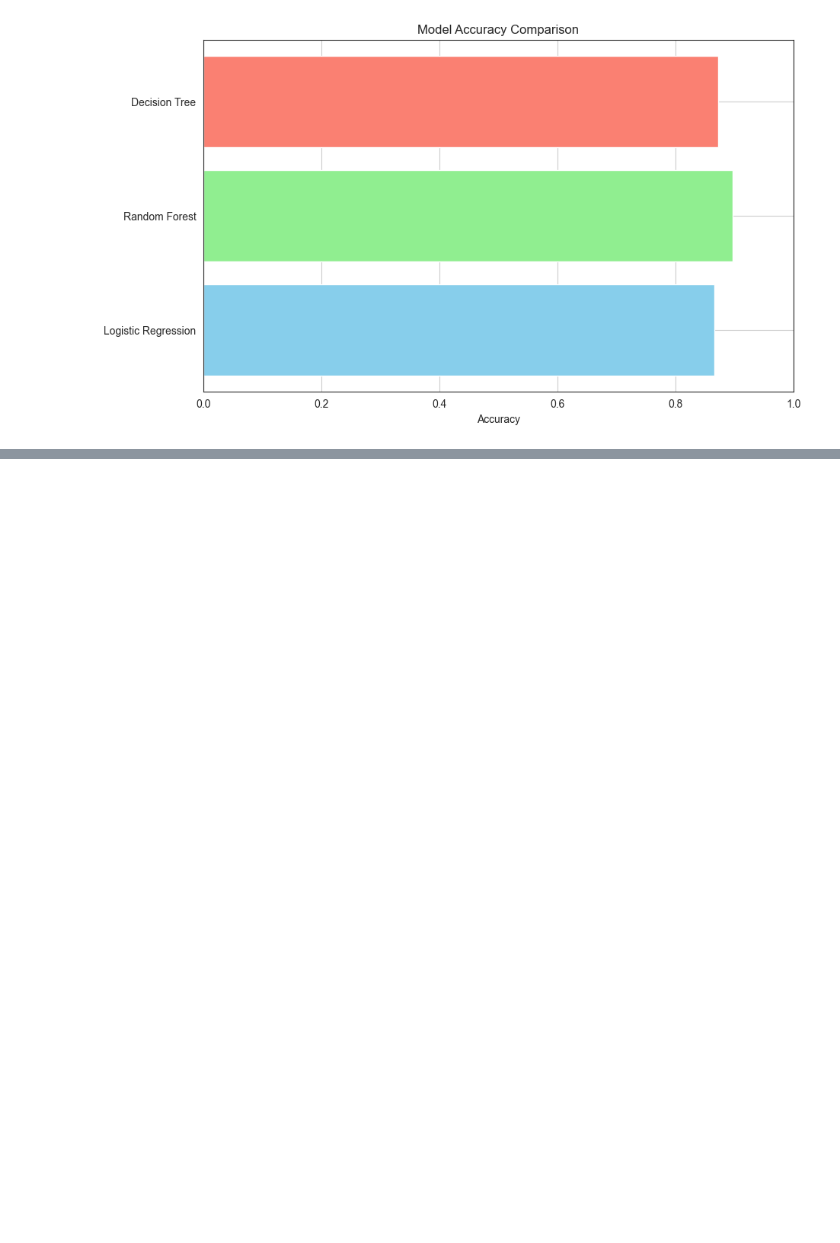
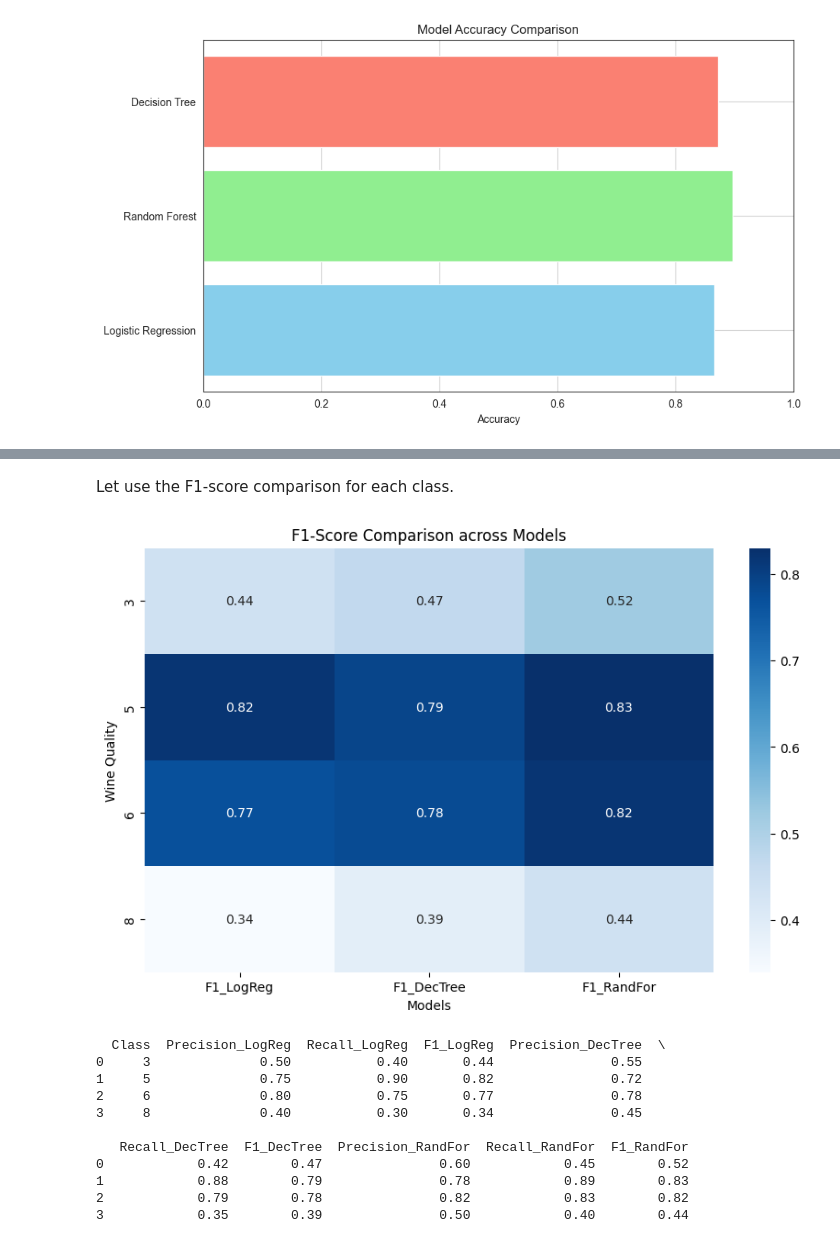
Before and after one commit to usdteam2-sri/Team2_Modul1_Final_Project, a Jupyter notebook: Final-Project-Report-Team-2.ipynb, the cells around one changed output, grey strips where cells are left out. Saved outputs shown, nothing was run; the diff lists cells and outputs as text; code cells hidden in the pictures; blank space fills up the shorter version.

```diff
--- a/Final-Project-Report-Team-2.ipynb
+++ b/Final-Project-Report-Team-2.ipynb
@@ -321,0 +335,48 @@ The Random Forest model provided the best balance of accuracy and robustness for
+# %% [markdown]
+Let use the F1-score comparison for each class.
+# %%
+import pandas as pd
+import matplotlib.pyplot as plt
+import seaborn as sns
+
+# Example data for F1-score comparison
+data = {
+    'Class': ['3', '5', '6', '8'],
+    'Precision_LogReg': [0.50, 0.75, 0.80, 0.40],
+    'Recall_LogReg': [0.40, 0.90, 0.75, 0.30],
+    'F1_LogReg': [0.44, 0.82, 0.77, 0.34],
+    'Precision_DecTree': [0.55, 0.72, 0.78, 0.45],
+    'Recall_DecTree': [0.42, 0.88, 0.79, 0.35],
+    'F1_DecTree': [0.47, 0.79, 0.78, 0.39],
+    'Precision_RandFor': [0.60, 0.78, 0.82, 0.50],
+    'Recall_RandFor': [0.45, 0.89, 0.83, 0.40],
+    'F1_RandFor': [0.52, 0.83, 0.82, 0.44]
+}
+
+# Creating DataFrame for Classification Report table
+classification_df = pd.DataFrame(data)
+
+# Plotting a heatmap of F1-scores for comparison
+fig, ax = plt.subplots(figsize=(10, 6))
+sns.heatmap(classification_df[['F1_LogReg', 'F1_DecTree', 'F1_RandFor']].set_index(classification_df['Class']),
+            annot=True, cmap='Blues', cbar=True, ax=ax)
+ax.set_title('F1-Score Comparison across Models')
+plt.ylabel("Wine Quality")
+plt.xlabel("Models")
+plt.show()
+
+# Print the classification table for comparison
+print(classification_df)
+# %% [output]
+[figure, added]
+  Class  Precision_LogReg  Recall_LogReg  F1_LogReg  Precision_DecTree  \
+0     3              0.50           0.40       0.44               0.55
+1     5              0.75           0.90       0.82               0.72
+2     6              0.80           0.75       0.77               0.78
+3     8              0.40           0.30       0.34               0.45
+
+   Recall_DecTree  F1_DecTree  Precision_RandFor  Recall_RandFor  F1_RandFor
+0            0.42        0.47               0.60            0.45        0.52
+1            0.88        0.79               0.78            0.89        0.83
+2            0.79        0.78               0.82            0.83        0.82
+3            0.35        0.39               0.50            0.40        0.44
```
Also changed, not shown: parts of 8 cells of this notebook, 2 other files.
